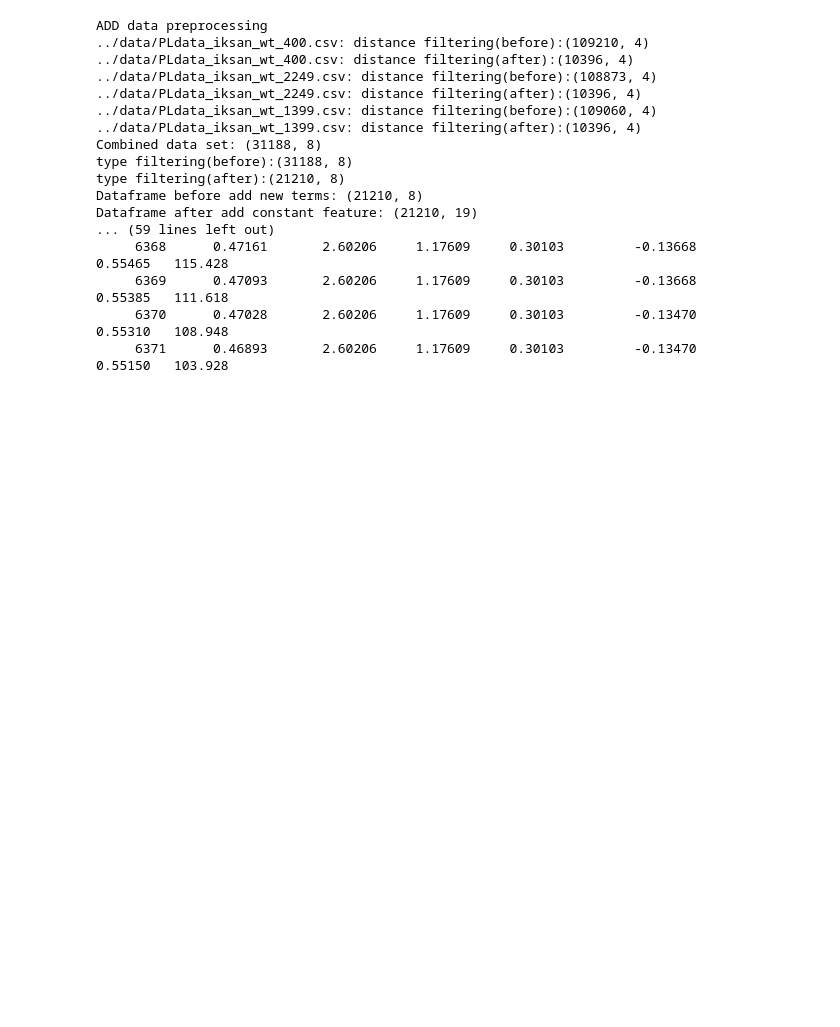
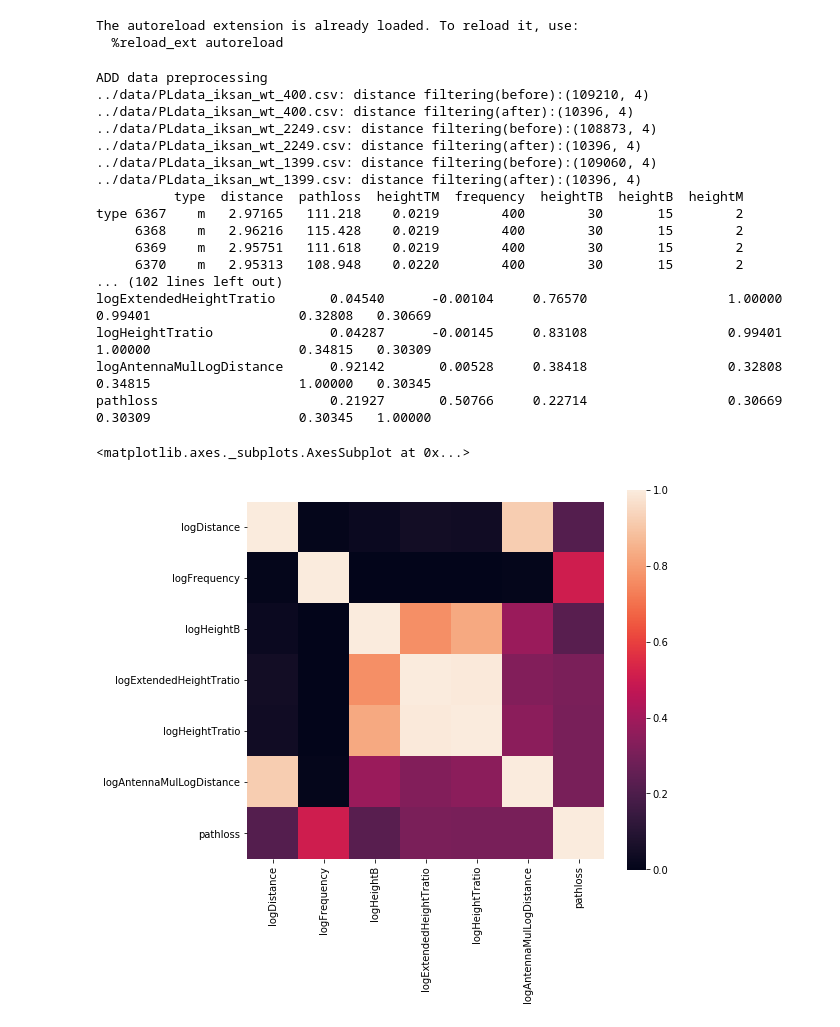
Before and after one commit to chanship72/pathloss, a Jupyter notebook: EquationModeling/EM_featureEngineering.ipynb, the cells around one changed output. Saved outputs shown, nothing was run; the diff lists cells and outputs as text; code cells hidden in the pictures; blank space fills up the shorter version.

```diff
--- a/EquationModeling/EM_featureEngineering.ipynb
+++ b/EquationModeling/EM_featureEngineering.ipynb
@@ -15,13 +15,19 @@ from sklearn.preprocessing import StandardScaler
 from sklearn.metrics import mean_squared_error
 from sklearn.pipeline import Pipeline
 import matplotlib.pyplot as plt
+import seaborn as sns
+
 from equationmodel_ann import ann_mlp_regression, prediction_rmse_error, ann_linear_compare_graph
 from util import ADD_data_loader, combineDF, filteringDF, getFreeSpacePathLoss, makeXforGraphWithGroupingFrequency,\
                 makeXforGraph, inverseScale, samplingData, normalizeData,train_2d_graph, train_3d_graph
 
-desired_width=620
+desired_width=1220
 pd.set_option('display.width', desired_width)
-pd.set_option('display.max_columns',30)
+pd.set_option('display.max_columns',120)
+pd.options.display.float_format = "{:.2f}".format
+# %% [output]
+The autoreload extension is already loaded. To reload it, use:
+  %reload_ext autoreload
 # %%
 %autoreload
 
@@ -43,45 +49,60 @@ print("Nonsan data:",addNonsan.shape)
 print("")
 addPaju = ADD_data_loader(paju_fileList)
 print("Paju data:",addPaju.shape)
 print("")
 
 # print(addIksan.describe())
 # print(addNonsan.describe())
 # print(addPaju.describe())
 
 addData = combineDF([addIksan, addNonsan, addPaju])
 print("antenna_b height filtering-before(data count):",addData.shape)
 addData = filteringDF(addData, 'heightTM', [10,100])
 print("antenna_b height filtering-after(data count):",addData.shape)
 
 print("freespace pathloss filtering-before(data count):",addData.shape)
 addData['freePathloss'] = getFreeSpacePathLoss(addData['distance'],addData['frequency'])
 addData = addData[addData['pathloss'] >= addData['freePathloss']]
 print("freespace pathloss filtering-after(data count):",addData.shape)
 
 # print("ADD data sample:\n",addData.head())
 
+targetCols = ['logDistance', 'logFrequency', 'logHeightB', 'logHeightM','logExtendedHeightTratio', 'logHeightTratio', 'logAntennaMulLogDistance', 'pathloss']
+xCols = ['logDistance', 'logFrequency', 'logHeightB', 'logHeightM','logExtendedHeightTratio', 'logHeightTratio', 'logAntennaMulLogDistance']
+yCols = 'pathloss'
+
 print("\nADD data description")
-print(addData[['logDistance', 'logFrequency', 'logHeightB', 'logHeightM', 'logHeightTratio', 'logAntennaMulLogDistance', 'pathloss']].describe())
-print("\nCovariance Matrix - ADD data")
-print(addData[['logDistance', 'logFrequency', 'logHeightB', 'logHeightM', 'logHeightTratio', 'logAntennaMulLogDistance', 'pathloss']].cov())
-print("\nSample - ADD data")
-print(addData[['logDistance', 'logFrequency', 'logHeightB', 'logHeightM', 'logHeightTratio', 'logAntennaMulLogDistance', 'pathloss']].head())
+print(addData.describe()['pathloss'])
+# print(addData[['logDistance', 'logFrequency', 'logHeightB', 'logHeightM', 'logHeightTratio', 'logAntennaMulLogDistance', 'pathloss']].describe())
+print("\nCovariance Matrix - ADD data[pathloss]")
+print(addData.cov()['pathloss'])
+print("\nCovariance Matrix - ADD data[Target Columns]")
+print("Target Columns:", targetCols)
+print(addData[['logDistance', 'logFrequency', 'logHeightB', 'logExtendedHeightTratio', 'logHeightTratio', 'logAntennaMulLogDistance', 'pathloss']].cov()['pathloss'])
+
+print("\nCorrelation Matrix - ADD data[Target Columns]")
+print("Target Columns:", targetCols)
+corrMat = addData[['logDistance', 'logFrequency', 'logHeightB', 'logExtendedHeightTratio', 'logHeightTratio', 'logAntennaMulLogDistance', 'pathloss']].corr()
+print(corrMat)
+f, ax = plt.subplots(figsize=(8,7))
+sns.heatmap(corrMat, square=True)
 # %% [output]
 ADD data preprocessing
 ../data/PLdata_iksan_wt_400.csv: distance filtering(before):(109210, 4)
 ../data/PLdata_iksan_wt_400.csv: distance filtering(after):(10396, 4)
 ../data/PLdata_iksan_wt_2249.csv: distance filtering(before):(108873, 4)
 ../data/PLdata_iksan_wt_2249.csv: distance filtering(after):(10396, 4)
 ../data/PLdata_iksan_wt_1399.csv: distance filtering(before):(109060, 4)
 ../data/PLdata_iksan_wt_1399.csv: distance filtering(after):(10396, 4)
-Combined data set: (31188, 8)
-type filtering(before):(31188, 8)
-type filtering(after):(21210, 8)
-Dataframe before add new terms: (21210, 8)
-Dataframe after add constant feature: (21210, 19)
-... (59 lines left out)
-     6368      0.47161       2.60206     1.17609     0.30103         -0.13668                   0.55465   115.428
-     6369      0.47093       2.60206     1.17609     0.30103         -0.13668                   0.55385   111.618
-     6370      0.47028       2.60206     1.17609     0.30103         -0.13470                   0.55310   108.948
-     6371      0.46893       2.60206     1.17609     0.30103         -0.13470                   0.55150   103.928
+          type  distance  pathloss  heightTM  frequency  heightTB  heightB  heightM
+type 6367    m   2.97165   111.218    0.0219        400        30       15        2
+     6368    m   2.96216   115.428    0.0219        400        30       15        2
+     6369    m   2.95751   111.618    0.0219        400        30       15        2
+     6370    m   2.95313   108.948    0.0220        400        30       15        2
+... (102 lines left out)
+logExtendedHeightTratio       0.04540      -0.00104     0.76570                  1.00000          0.99401                   0.32808   0.30669
+logHeightTratio               0.04287      -0.00145     0.83108                  0.99401          1.00000                   0.34815   0.30309
+logAntennaMulLogDistance      0.92142       0.00528     0.38418                  0.32808          0.34815                   1.00000   0.30345
+pathloss                      0.21927       0.50766     0.22714                  0.30669          0.30309                   0.30345   1.00000
+<matplotlib.axes._subplots.AxesSubplot at 0x...>
+[figure, added]
```
Also changed, not shown: parts of 3 cells of this notebook, 8 other files.
